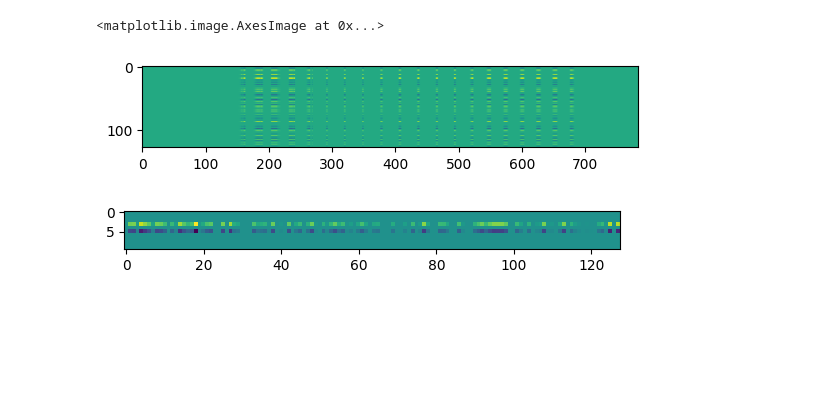
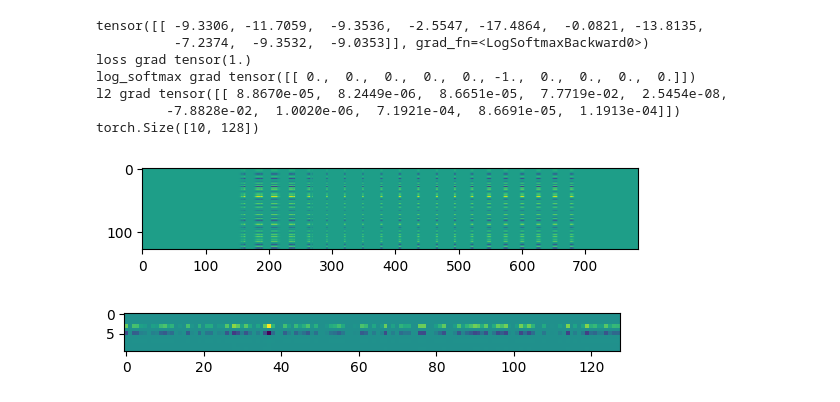
Before and after one commit to abrasumente233/smolgrad, a Jupyter notebook: mnist.ipynb, the cells around one changed output. Saved outputs shown, nothing was run; the diff lists cells and outputs as text; code cells hidden in the pictures; blank space fills up the shorter version.

Commit message:
we figured out all the gradients!!! except for `log_softmax`

```diff
--- a/mnist.ipynb
+++ b/mnist.ipynb
@@ -3,8 +3,13 @@
 import numpy as np
 # %%
 def fetch(url):
-    import requests, gzip, os, hashlib, numpy
-    fp = os.path.join("/tmp", hashlib.md5(url.encode('utf-8')).hexdigest())
+    import requests, gzip, os, hashlib
+
+    cache_dir = os.path.join(os.getcwd(), ".cache")
+    if not os.path.isdir(cache_dir):
+        os.mkdir(cache_dir)
+
+    fp = os.path.join(cache_dir, hashlib.md5(url.encode('utf-8')).hexdigest())
     if os.path.isfile(fp):
         with open(fp, "rb") as f:
             dat = f.read()
@@ -138,18 +146,47 @@ imshow(np.concatenate(X_bad.reshape((G, 28 * G, 28)), axis=1))
 # %%
 # backward, pytorch reference
 
 model.zero_grad()
-out = model(tensor(X_train[0:1].reshape((-1, 28*28))))
+
+x = tensor(X_train[0:1].reshape((-1, 28*28)))
+ml1 = model.l1(x)
+mrelu = F.relu(ml1)
+ml2 = model.l2(mrelu)
+ml2.retain_grad()
+msoft = F.log_softmax(ml2, dim=1)
+out = msoft
+
+print(out)
+
+#out = model(tensor(X_train[0:1].reshape((-1, 28*28))))
+#out = smol_forword(tensor(X_train[0:1].reshape((-1, 28*28))))
+out.retain_grad()
+
 loss = F.nll_loss(out, tensor(Y_train[0:1]))
+loss.retain_grad()
 loss.backward()
+
+print('loss grad', loss.grad)
+print('log_softmax grad', out.grad)
+print('l2 grad', ml2.grad)
+
 plt.figure()
 imshow(model.l1.weight.grad)
 plt.figure()
 imshow(model.l2.weight.grad)
+model.l2.weight.grad
+
+print(model.l2.weight.shape)
 # %% [output]
-<matplotlib.image.AxesImage at 0x...>
+tensor([[ -9.3306, -11.7059,  -9.3536,  -2.5547, -17.4864,  -0.0821, -13.8135,
+          -7.2374,  -9.3532,  -9.0353]], grad_fn=<LogSoftmaxBackward0>)
+loss grad tensor(1.)
+log_softmax grad tensor([[ 0.,  0.,  0.,  0.,  0., -1.,  0.,  0.,  0.,  0.]])
+l2 grad tensor([[ 8.8670e-05,  8.2449e-06,  8.6651e-05,  7.7719e-02,  2.5454e-08,
+         -7.8828e-02,  1.0020e-06,  7.1921e-04,  8.6691e-05,  1.1913e-04]])
+torch.Size([10, 128])
-[figure, old version]
+[figure, new version]
-[figure, old version]
+[figure, new version]
 # %%
 # backward, ours
 
```
Also changed, not shown: parts of 5 cells of this notebook, 2 other files.
